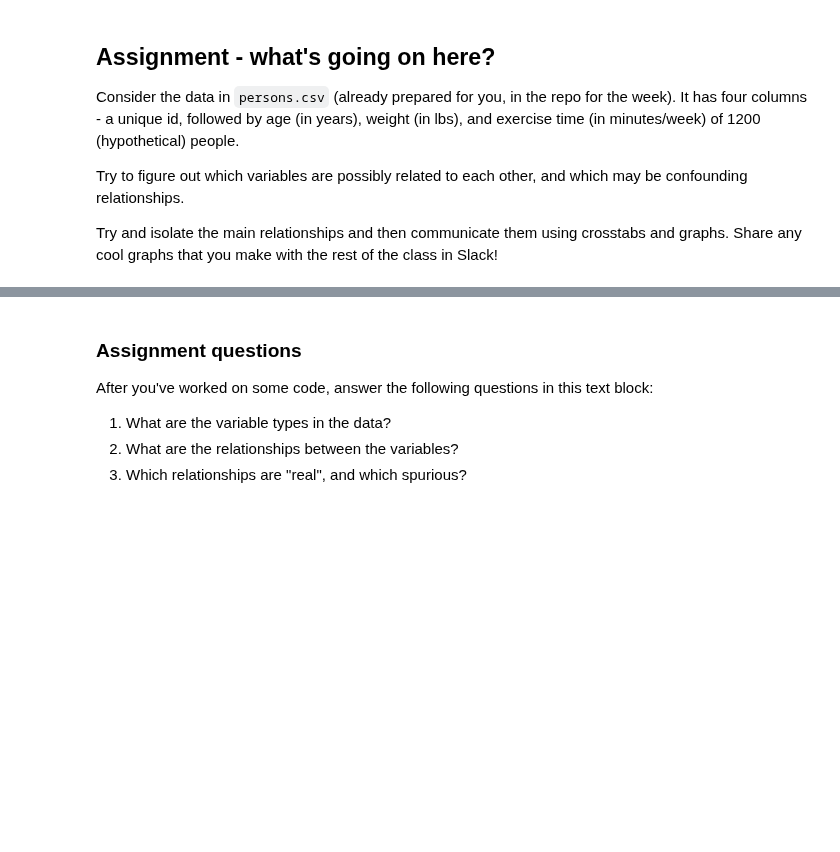
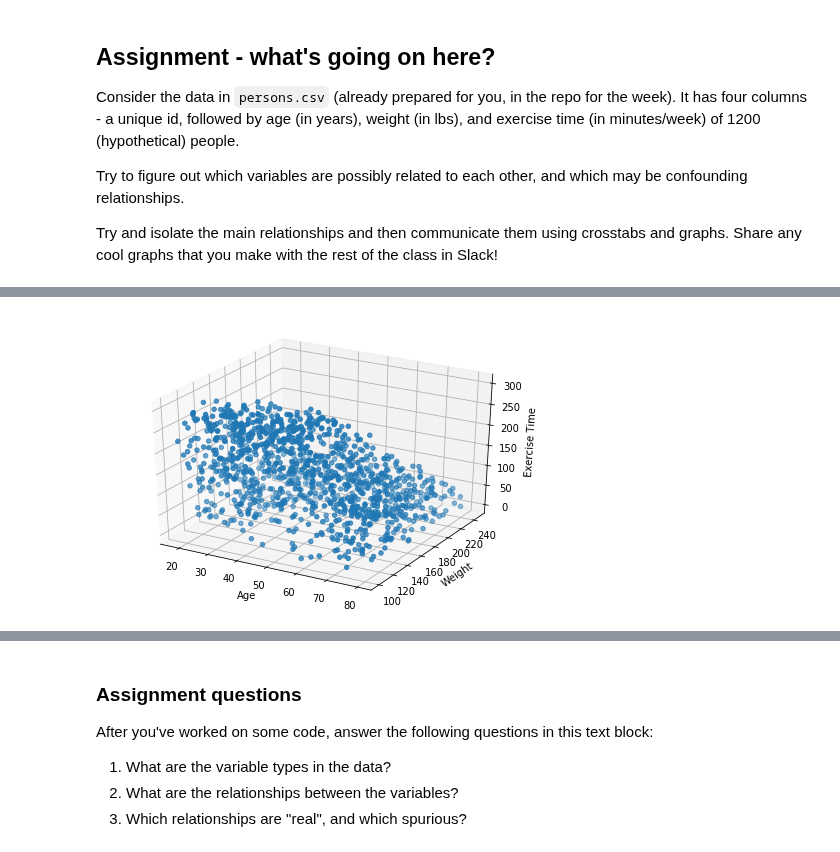
Before and after one commit to bloominstituteoftechnology/DS-Unit-1-Sprint-1-Dealing-With-Data, a Jupyter notebook: module3-databackedassertions/LS_DS_113_Making_Data_backed_Assertions_Assignment.ipynb, the cells around one changed output, grey strips where cells are left out. Drawn from its saved outputs; the diff is of its cells as text; code cells hidden in the pictures; blank space fills up the shorter version.

```diff
--- a/module3-databackedassertions/LS_DS_113_Making_Data_backed_Assertions_Assignment.ipynb
+++ b/module3-databackedassertions/LS_DS_113_Making_Data_backed_Assertions_Assignment.ipynb
@@ -18,3 +18,9 @@ Try and isolate the main relationships and then communicate them using crosstabs
 
 # HINT - you can find the raw URL on GitHub and potentially use that
 # to load the data with read_csv, or you can upload it yourself
+
+# import pandas
+import pandas as pd
+persons_url ='https://raw.githubusercontent.com/LambdaSchool/DS-Unit-1-Sprint-1-Dealing-With-Data/master/module3-databackedassertions/persons.csv'
+persons_data = pd.read_csv(persons_url)
+persons_data.head()
@@ -20,0 +34,3 @@ Try and isolate the main relationships and then communicate them using crosstabs
+# %%
+persons_cln_data = persons_data.drop(persons_data.columns[0],axis=1)
+persons_cln_data.head()
@@ -20,0 +66,8 @@ Try and isolate the main relationships and then communicate them using crosstabs
+# %%
+#weight_bins = pd.cut(persons_cln_data['weight'], 5)
+#age_bins = pd.cut(persons_cln_data['age'], 5)
+persons_cln_data['age_bins']=pd.cut(persons_cln_data['age'], 5)
+
+persons_cln_data['weight_bins'] =   pd.cut(persons_cln_data['weight'], 5)
+persons_cln_data['exercise_time_bins']=pd.cut(persons_cln_data['exercise_time'], 5)
+persons_cln_data.head()
@@ -20,0 +138,18 @@ Try and isolate the main relationships and then communicate them using crosstabs
+# %%
+# fun time plotting
+# scatter plot
+
+import matplotlib.pyplot as plt
+from mpl_toolkits.mplot3d import Axes3D
+import random
+
+fig = plt.figure()
+ax = Axes3D(fig)
+
+ax.scatter(persons_cln_data['age'],persons_cln_data['weight'],persons_cln_data['exercise_time'])
+ax.set_xlabel('Age')
+ax.set_ylabel('Weight')
+ax.set_zlabel('Exercise Time')
+plt.show()
+# %% [output]
+[figure, added]
```
Also changed, not shown: parts of 26 cells of this notebook.
